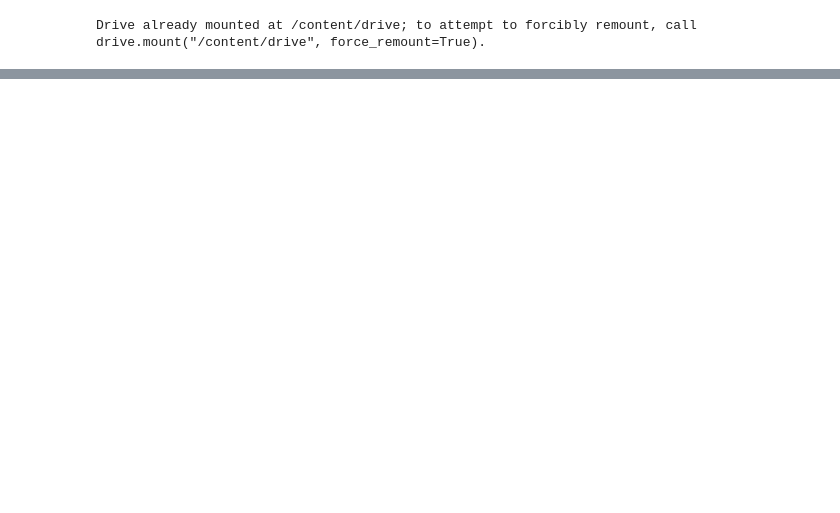
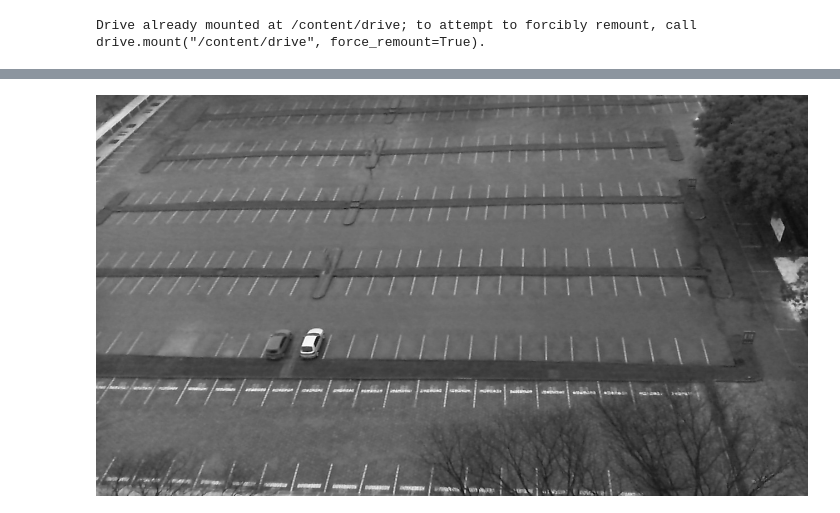
Before and after one commit to rizalanhari/PCVK_Genap_2021, a Jupyter notebook: car_detection.ipynb, the cells around one changed output, grey strips where cells are left out. Saved outputs shown, nothing was run; the diff lists cells and outputs as text; code cells hidden in the pictures; blank space fills up the shorter version.

```diff
--- a/car_detection.ipynb
+++ b/car_detection.ipynb
@@ -34,0 +44,5 @@ plt.show()
+# %%
+gray = cv2.cvtColor(src=parking_lot, code=cv2.COLOR_BGR2GRAY)
+cv2_imshow(gray)
+# %% [output]
+[figure, added]
```
Also changed, not shown: parts of 8 cells of this notebook.
